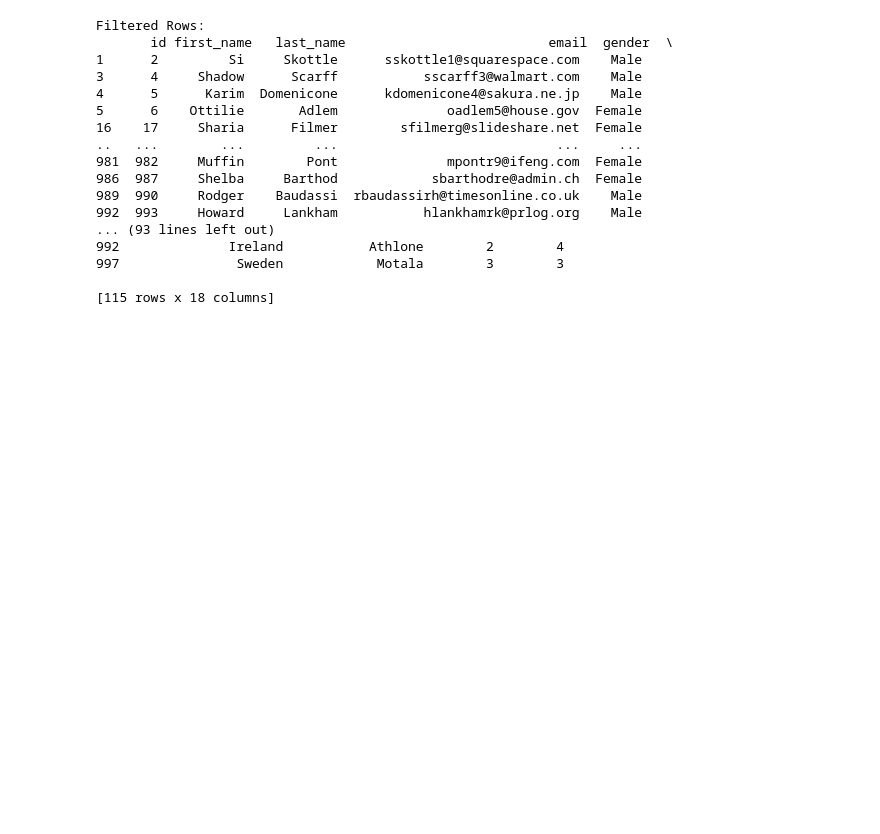
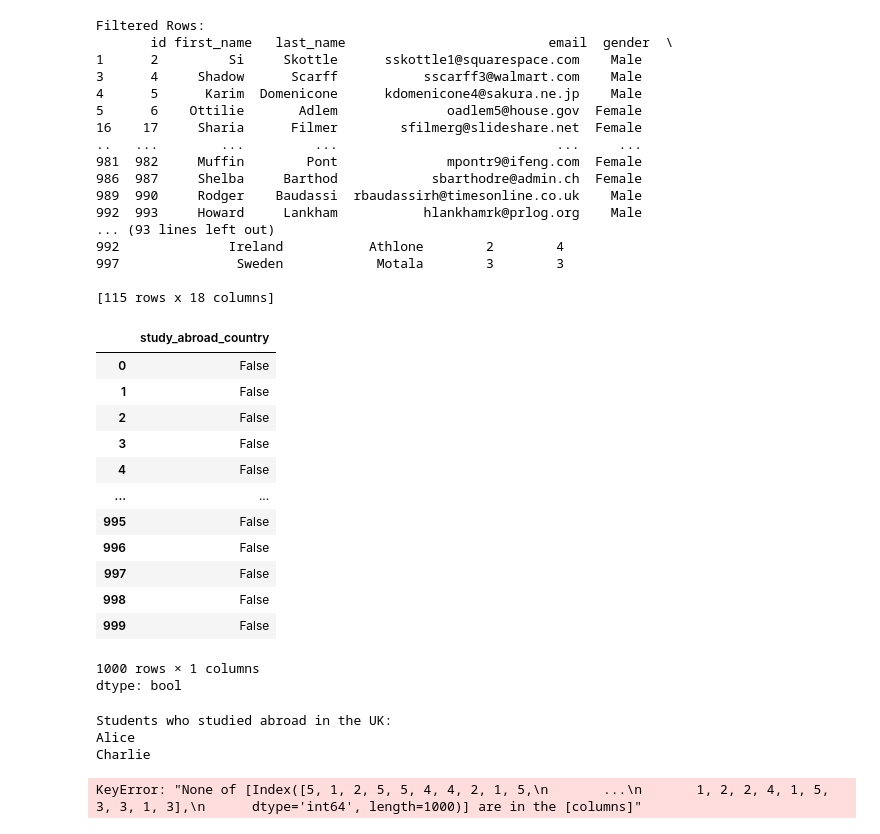
Before and after one commit to ridoykm10/PP11-16-Project-Analyze-visualize, a Jupyter notebook: PP11_16_Project_Analyze_visualize_.ipynb, the cells around one changed output. Drawn from its saved outputs; the diff is of its cells as text; code cells hidden in the pictures; blank space fills up the shorter version.

Commit message:
All problem solved.

```diff
--- a/PP11_16_Project_Analyze_visualize_.ipynb
+++ b/PP11_16_Project_Analyze_visualize_.ipynb
@@ -55,0 +90,42 @@ Filtered Rows:
+# %%
+import pandas as pd
+uk_students = df["study_abroad_country"]=="uk"
+uk_students
+# %% [output]
+|  | study_abroad_country |
+| 0 | False |
+| 1 | False |
+| 2 | False |
+| 3 | False |
+| 4 | False |
+| ... | ... |
+| 995 | False |
+| 996 | False |
+| 997 | False |
+| 998 | False |
+| 999 | False |
+1000 rows × 1 columns
+dtype: bool
+# %%
+# Problem No: 2, Display the students who have studied abroad in the UK.
+student = [
+    {"Nmae": "Ethelda", "Country": "USA" },
+    {"Name": "Sada", "Country": "USA"},
+    {"Name": "Clementine", "Country": "USA"},
+    {"Name": "Agosto", "Country": "USA"},
+    {"Name": "Gillie", "Country": "USA"}
+]
+uk_students = [student for student in students if student["country"] == "UK"]
+print("Students who studied abroad in the UK:")
+for student in uk_students:
+      print(student["name"])
+# %% [output]
+Students who studied abroad in the UK:
+Alice
+Charlie
+# %%
+# Problem no : 3, Calculate the maximum HSC GPA among students in the "Computer
+filtered_students = df[(df['hsc_gpa'])] == df['hsc_gpa'].max()
+filtered_students
+# %% [output]
+KeyError: "None of [Index([5, 1, 2, 5, 5, 4, 4, 2, 1, 5,\n       ...\n       1, 2, 2, 4, 1, 5, 3, 3, 1, 3],\n      dtype='int64', length=1000)] are in the [columns]"
```
Also changed, not shown: parts of 6 cells of this notebook.
